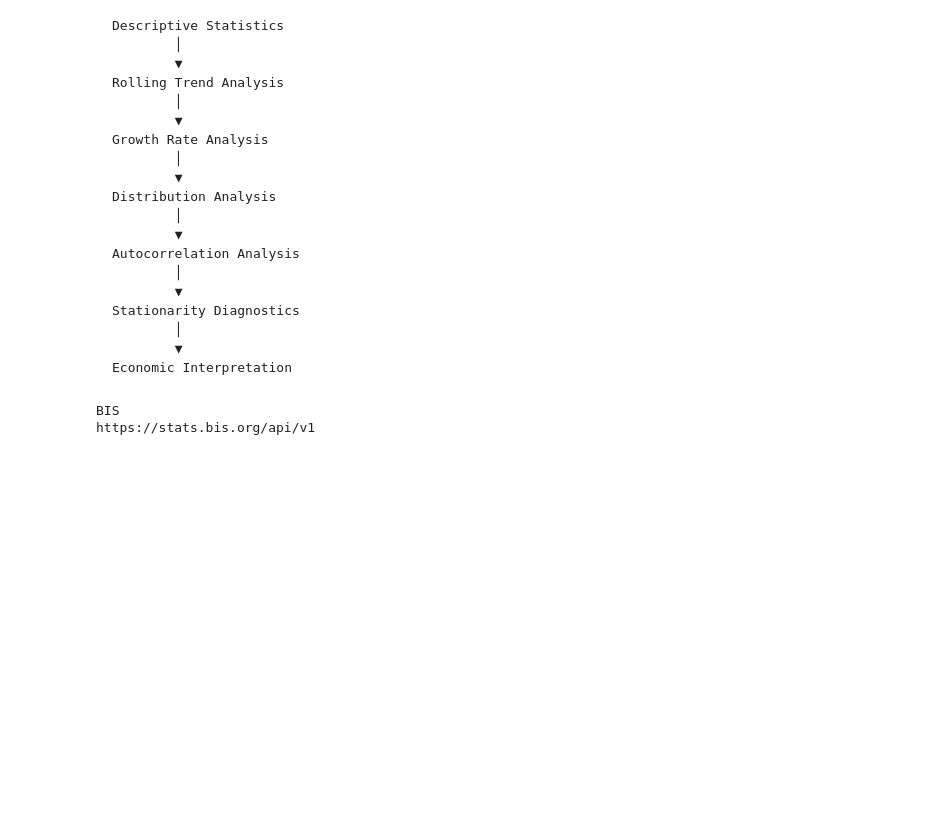
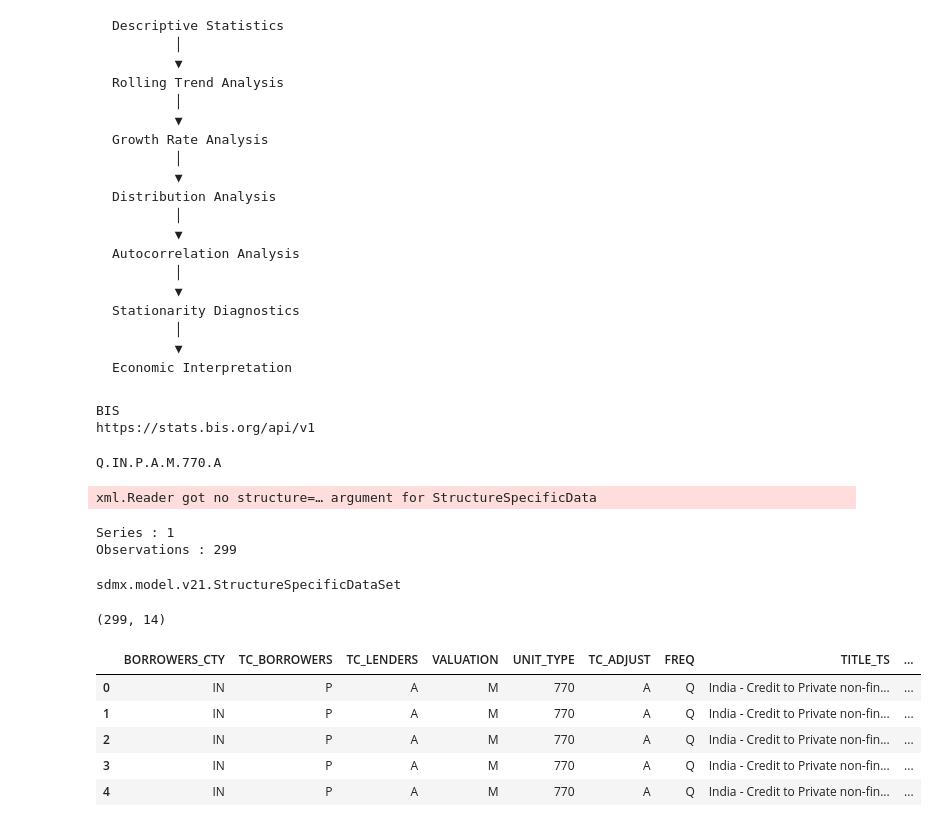
Before and after one commit to suprakashmukherjee/SDMX-Discovery, a Jupyter notebook: notebooks/D7_SDMX_Time_Series_Analysis.ipynb, the cells around one changed output. Saved outputs shown, nothing was run; the diff lists cells and outputs as text; code cells hidden in the pictures; blank space fills up the shorter version.

Commit message:
added analysis

```diff
--- a/notebooks/D7_SDMX_Time_Series_Analysis.ipynb
+++ b/notebooks/D7_SDMX_Time_Series_Analysis.ipynb
@@ -105,3 +105,82 @@ print(client.source.url)
 # %% [output]
 BIS
 https://stats.bis.org/api/v1
+# %%
+# ----------------------------------------------------
+# Retrieve Data
+# ----------------------------------------------------
+
+query_key = (
+    f"{FREQUENCY}."
+    f"{COUNTRY}."
+    f"{BORROWER}."
+    f"{LENDER}."
+    f"{VALUATION}."
+    f"{UNIT}."
+    f"{ADJUSTMENT}"
+)
+
+print(query_key)
+
+response = client.data(
+    "WS_TC",
+    key=query_key
+)
+
+dataset = response.data[0]
+
+print("Series :", len(dataset.series))
+print("Observations :", len(dataset.obs))
+# %% [output]
+Q.IN.P.A.M.770.A
+xml.Reader got no structure=… argument for StructureSpecificData
+Series : 1
+Observations : 299
+# %%
+type(dataset)
+# %% [output]
+sdmx.model.v21.StructureSpecificDataSet
+# %%
+# ----------------------------------------------------
+# Build Analysis Dataset
+# ----------------------------------------------------
+
+rows = []
+
+for series_key, observations in dataset.series.items():
+
+    metadata = {
+        dim: value.value
+        for dim, value in series_key.values.items()
+    }
+
+    for obs in observations:
+
+        row = metadata.copy()
+
+        row["TIME_PERIOD"] = obs.dimension.values[0].value
+        row["OBS_VALUE"] = float(obs.value)
+
+        rows.append(row)
+
+df = pd.DataFrame(rows)
+
+df["Quarter"] = pd.PeriodIndex(
+    df["TIME_PERIOD"],
+    freq="Q"
+)
+
+df["Year"] = df["Quarter"].dt.year
+
+df = df.sort_values("Quarter").reset_index(drop=True)
+
+print(df.shape)
+display(df.head())
+# %% [output]
+(299, 14)
+|  | BORROWERS_CTY | TC_BORROWERS | TC_LENDERS | VALUATION | UNIT_TYPE | TC_ADJUST | FREQ | TITLE_TS | ... |
+| 0 | IN | P | A | M | 770 | A | Q | India - Credit to Private non-fin... | ... |
+| 1 | IN | P | A | M | 770 | A | Q | India - Credit to Private non-fin... | ... |
+| 2 | IN | P | A | M | 770 | A | Q | India - Credit to Private non-fin... | ... |
+| 3 | IN | P | A | M | 770 | A | Q | India - Credit to Private non-fin... | ... |
+| 4 | IN | P | A | M | 770 | A | Q | India - Credit to Private non-fin... | ... |
```
Also changed, not shown: parts of 3 cells of this notebook.
